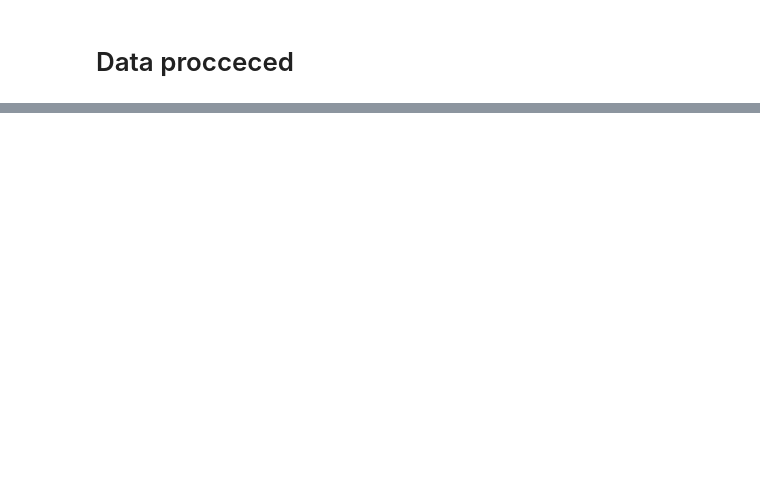
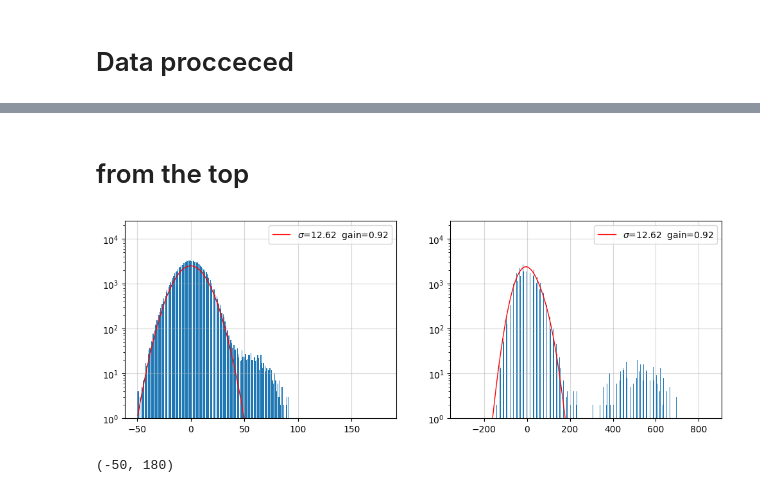
Before and after one commit to LabDet-Crio/BenchTest, a Jupyter notebook: crio_libs/nef_fitsANA.ipynb, the cells around one changed output, grey strips where cells are left out. Cells and saved outputs as stored; diff of their text form; code cells hidden in the pictures; blank space fills up the shorter version.

```diff
--- a/crio_libs/nef_fitsANA.ipynb
+++ b/crio_libs/nef_fitsANA.ipynb
@@ -106,0 +116,16 @@ dataFits.min()
+# %% [markdown]
+# from the top
+# %%
+file_1="/home/oem/datosFits/mcm_data/ansamp/fits/MCM1_Demuxed_Test_barrido_ANSAMP_exp_1s_ignorando_2muestras_ANSAMP1_18.fits"
+OHDU_File_1 = fits.open(file_1)
+
+file_2="/home/oem/datosFits/mcm_data/ansamp/fits/MCM1_Demuxed_Test_barrido_ANSAMP_exp_1s_ignorando_2muestras_ANSAMP10_19.fits"
+OHDU_File_2 = fits.open(file_2)
+# %%
+OHDU_Proc_1 = (OHDU_File_1[1].data[active_mask]-np.median(OHDU_File_1[1].data[active_mask]))
+OHDU_Proc_2 = (OHDU_File_2[1].data[active_mask]-np.median(OHDU_File_2[1].data[active_mask]))
+# %%
+comp2regions(OHDU_Proc_1,OHDU_Proc_2,range_1=(-50,180))
+# %% [output]
+[figure, added]
+(-50, 180)
```
Also changed, not shown: parts of 10 cells of this notebook, 3 other files.
